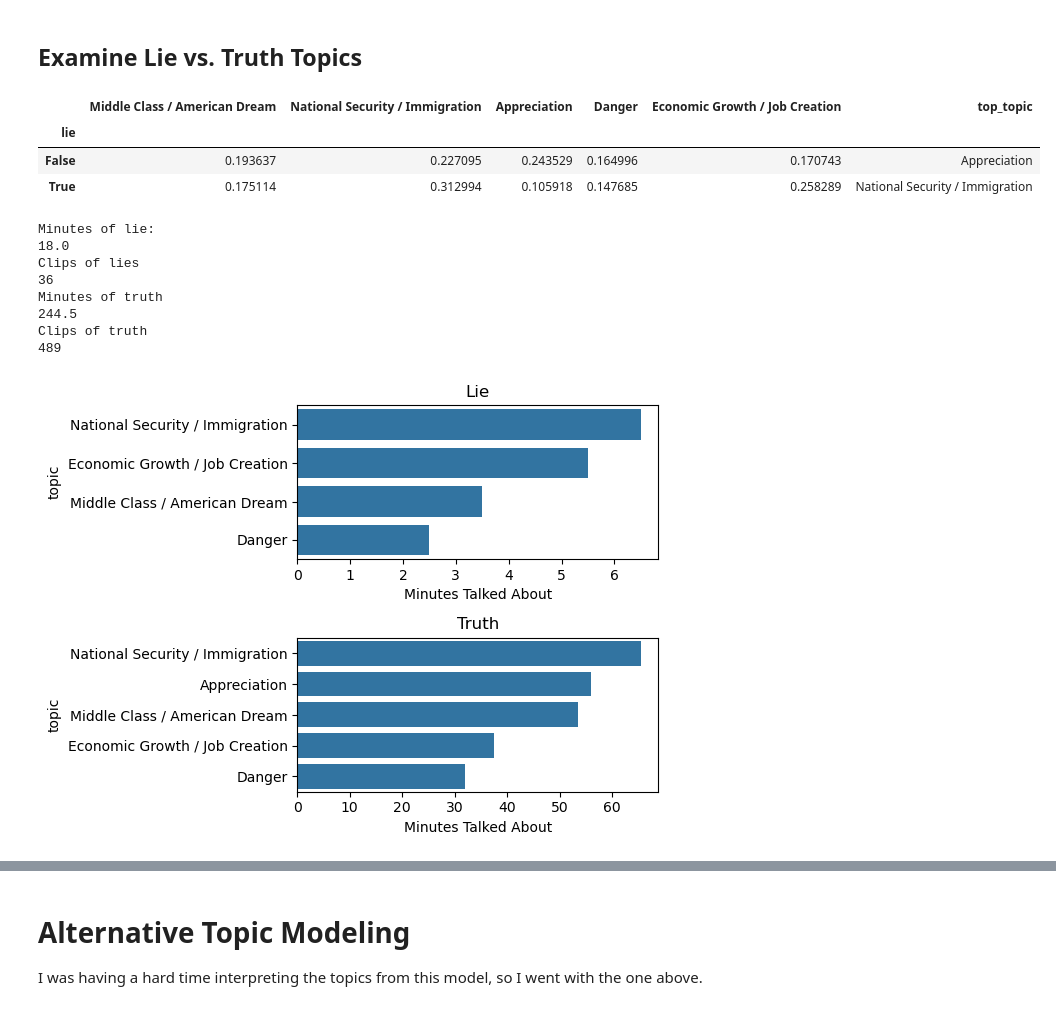
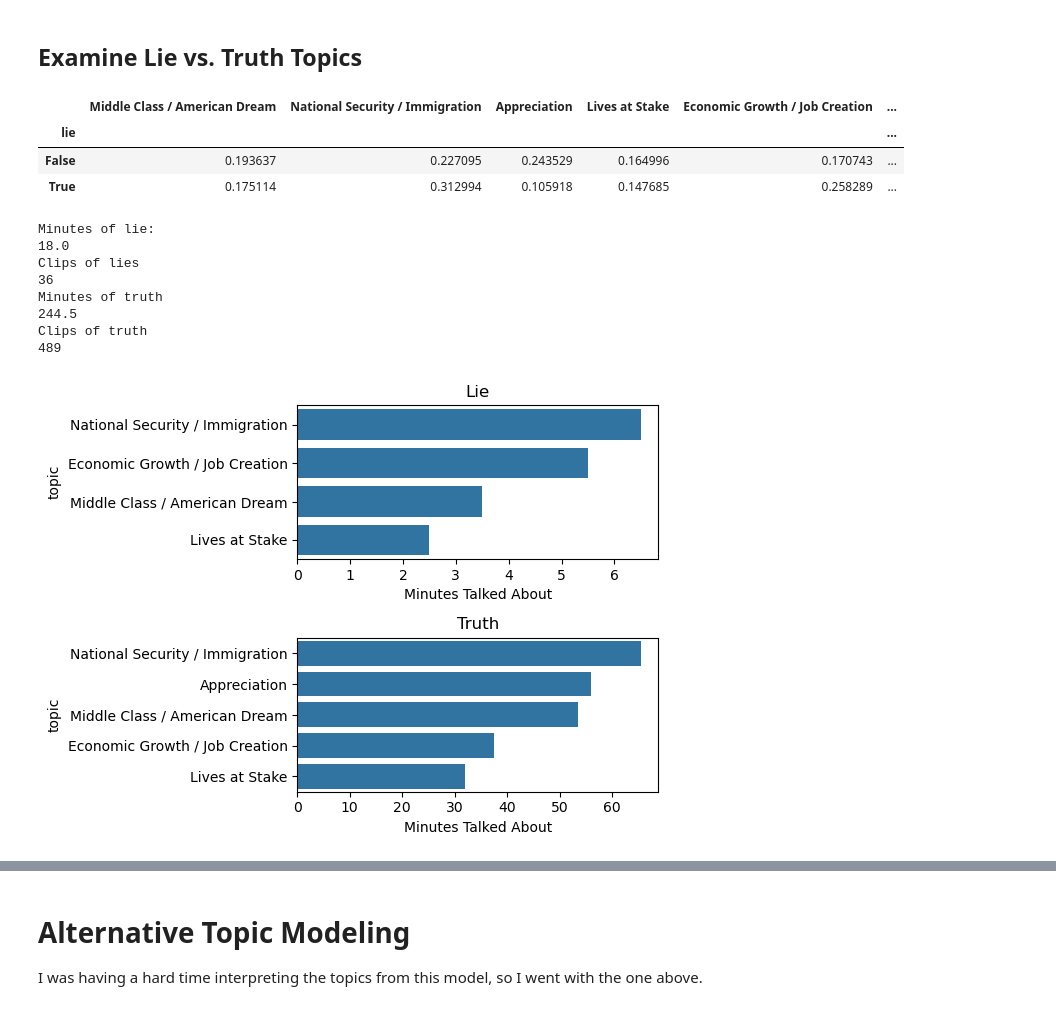
Before and after one commit to femkemunting/mis284n_final_project, a Jupyter notebook: topic_modeling.ipynb, the cells around one changed output, grey strips where cells are left out. Drawn from its saved outputs; the diff is of its cells as text; code cells hidden in the pictures.

Commit message:
Update topic modeling.

```diff
--- a/topic_modeling.ipynb
+++ b/topic_modeling.ipynb
@@ -246,7 +274,7 @@ topic_title_dict = {
     0:'Middle Class / American Dream',
     1:'National Security / Immigration',
     2:'Appreciation',
-    3:'Danger',
+    3:'Lives at Stake',
     4:'Economic Growth / Job Creation'
 }
 clip_transcripts.rename(columns=topic_title_dict, inplace=True)
@@ -311,17 +362,17 @@ plt.tight_layout()
 # %% [markdown]
 ## Examine Lie vs. Truth Topics
 # %%
-topics = ['Middle Class / American Dream','National Security / Immigration','Appreciation','Danger','Economic Growth / Job Creation']
+topics = ['Middle Class / American Dream','National Security / Immigration','Appreciation','Lives at Stake','Economic Growth / Job Creation']
 lie_topics = pd.DataFrame()
 for topic in topics:
     lie_topics[topic]=clip_transcripts.groupby(['lie'])[topic].mean()
 lie_topics['top_topic'] = lie_topics.idxmax(axis=1)
 lie_topics
 # %% [output]
-|  | Middle Class / American Dream | National Security / Immigration | Appreciation | Danger | Economic Growth / Job Creation | top_topic |
-| lie |  |  |  |  |  |  |
-| False | 0.193637 | 0.227095 | 0.243529 | 0.164996 | 0.170743 | Appreciation |
-| True | 0.175114 | 0.312994 | 0.105918 | 0.147685 | 0.258289 | National Security / Immigration |
+|  | Middle Class / American Dream | National Security / Immigration | Appreciation | Lives at Stake | Economic Growth / Job Creation | ... |
+| lie |  |  |  |  |  | ... |
+| False | 0.193637 | 0.227095 | 0.243529 | 0.164996 | 0.170743 | ... |
+| True | 0.175114 | 0.312994 | 0.105918 | 0.147685 | 0.258289 | ... |
 # %%
 print('Minutes of lie:')
 print((clip_transcripts['lie'] == True).sum() * 30 / 60)
@@ -362,4 +413,4 @@ plt.ylabel('topic')
 
 plt.tight_layout()
 # %% [output]
-[figure, old version]
+[figure, new version]
```
Also changed, not shown: parts of 16 cells of this notebook.
